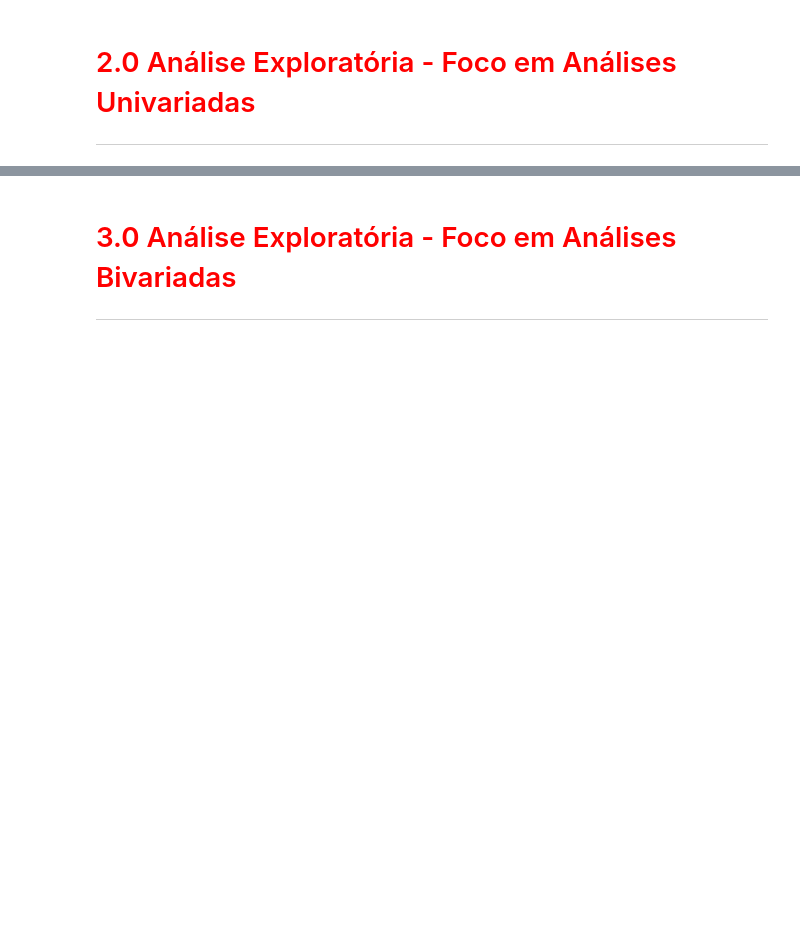
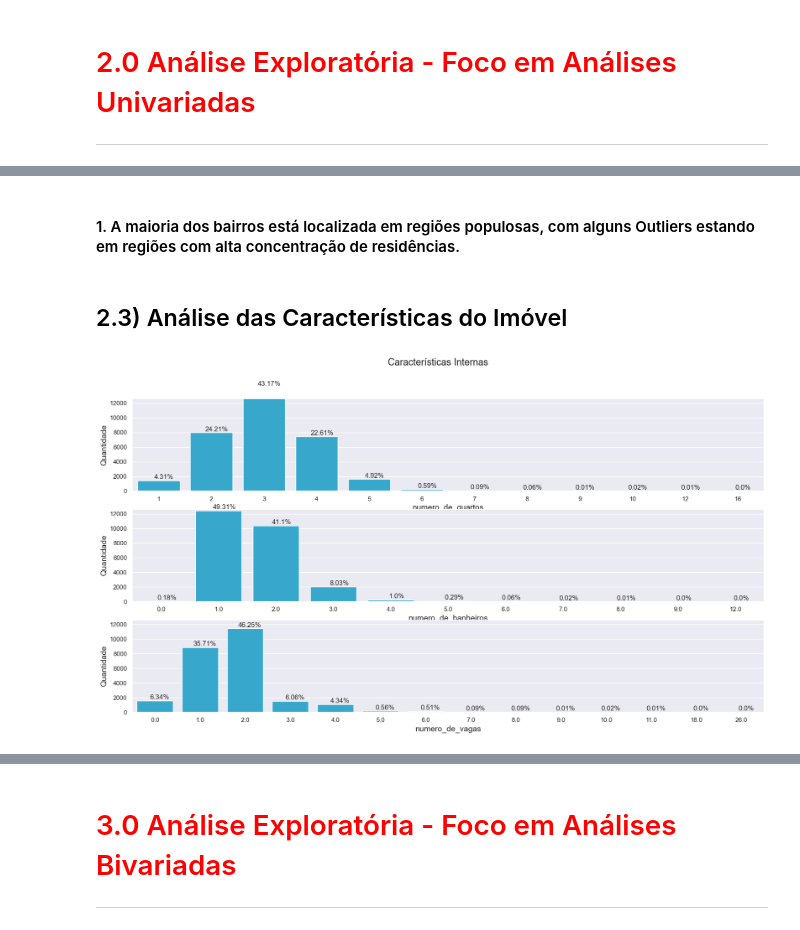
Before and after one commit to leonardovargas10/Modelo_Analise_Imoveis, a Jupyter notebook: analise_imoveis.ipynb, the cells around one changed output, grey strips where cells are left out. Cells and saved outputs as stored; diff of their text form; code cells hidden in the pictures; blank space fills up the shorter version.

```diff
--- a/analise_imoveis.ipynb
+++ b/analise_imoveis.ipynb
@@ -546,0 +698,8 @@ Dataset Teste: (5229, 14)
+# %% [markdown]
+#### 1. A maioria dos bairros está localizada em regiões populosas, com alguns Outliers estando em regiões com alta concentração de residências.
+# %% [markdown]
+## 2.3) Análise das Características do Imóvel
+# %%
+plota_barras(['numero_de_quartos', 'numero_de_banheiros', 'numero_de_vagas'], False, df_train, 3, 1, 'Características Internas')
+# %% [output]
+[figure, added]
```
Also changed, not shown: parts of 34 cells of this notebook, 1 other file.
